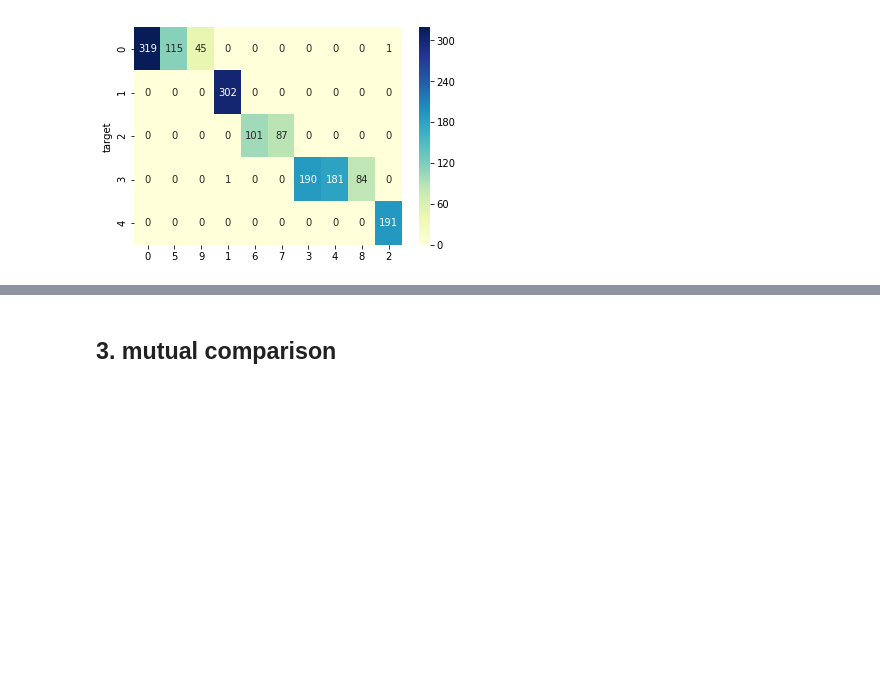
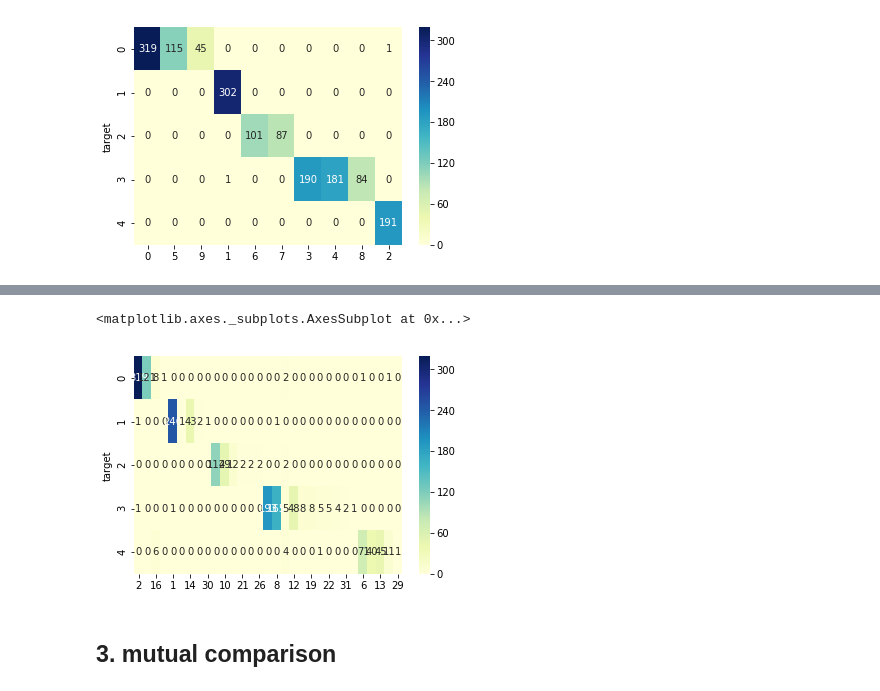
Before and after one commit to 2kjiejie/Clustering-for-scRNAseq, a Jupyter notebook: methods/Comparison-sc10x-5c.ipynb, the cells around one changed output, grey strips where cells are left out. Saved outputs shown, nothing was run; the diff lists cells and outputs as text; code cells hidden in the pictures; blank space fills up the shorter version.

```diff
--- a/methods/Comparison-sc10x-5c.ipynb
+++ b/methods/Comparison-sc10x-5c.ipynb
@@ -278,0 +370,6 @@ sns.heatmap(df_sc3, cmap="YlGnBu", annot=True, fmt="d")
+# %%
+# 6. RaceID3 - 5 cells
+df_race = pd.crosstab(race_data['target'], race_data['V1'])
+df_race_s = df_race.copy()
+df_race_s["sum"] = df_race.sum(axis=1)
+df_race_s
@@ -279,3 +385,20 @@ sns.heatmap(df_sc3, cmap="YlGnBu", annot=True, fmt="d")
+# %%
+def reorder(df):
+
+    dic = {i: np.argmax(df.loc[:,i].values) for i in range(1, len(df.columns)+1) if i != 15}
+    dic = sorted(dic.items(), key = lambda x: x[1])
+    df_new = pd.concat([df.loc[:,col] for col, target in dic],axis=1)
+
+    # Normalize
+    #df_new = df_new.apply(lambda x: x/x.sum(), axis=0)
+
+    return df_new
+
+df_race = reorder(df_race)
+sns.heatmap(df_race, cmap="YlGnBu", annot=True, fmt="d")
+# %% [output]
+<matplotlib.axes._subplots.AxesSubplot at 0x...>
+[figure, added]
 # %% [markdown]
 ## 3. mutual comparison
 # %%
```
Also changed, not shown: parts of 21 cells of this notebook, 2 other files.
